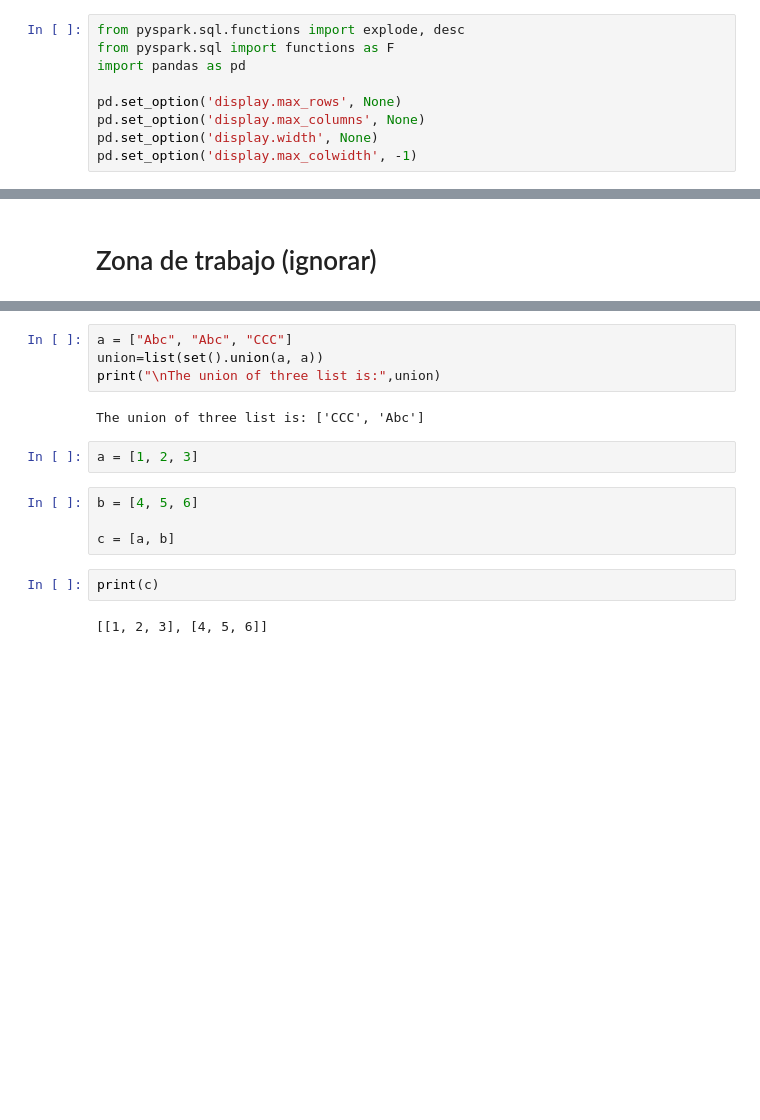
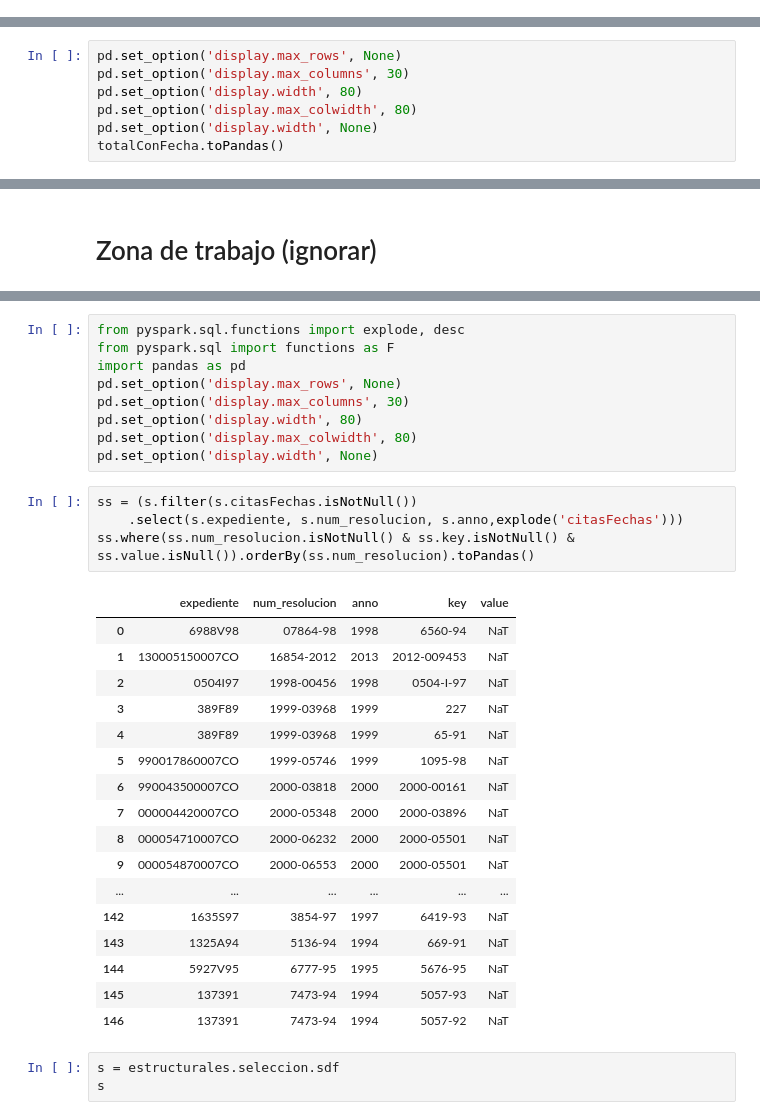
Before and after one commit to kennorsdb/nlppen, a Jupyter notebook: Notebook.ipynb, the cells around one changed output, grey strips where cells are left out. Drawn from its saved outputs; the diff is of its cells as text; blank space fills up the shorter version.

```diff
--- a/Notebook.ipynb
+++ b/Notebook.ipynb
@@ -145,9 +186,0 @@ KeyboardInterrupt:
-# %%
-from pyspark.sql.functions import explode, desc
-from pyspark.sql import functions as F
-import pandas as pd
-
-pd.set_option('display.max_rows', None)
-pd.set_option('display.max_columns', None)
-pd.set_option('display.width', None)
-pd.set_option('display.max_colwidth', -1)
@@ -269,0 +233,7 @@ Attempting non-optimization as 'spark.sql.execution.arrow.pyspark.fallback.enabl
+# %%
+pd.set_option('display.max_rows', None)
+pd.set_option('display.max_columns', 30)
+pd.set_option('display.width', 80)
+pd.set_option('display.max_colwidth', 80)
+pd.set_option('display.width', None)
+totalConFecha.toPandas()
@@ -503,16 +260,34 @@ derechosExtraidos = limpiarDerechos(derechosExtraidos)
-# %%
-a = ["Abc", "Abc", "CCC"]
-union=list(set().union(a, a))
-print("\nThe union of three list is:",union)
-# %% [output]
-The union of three list is: ['CCC', 'Abc']
-# %%
-a = [1, 2, 3]
-# %%
-b = [4, 5, 6]
-
-c = [a, b]
-# %%
-print(c)
-# %% [output]
-[[1, 2, 3], [4, 5, 6]]
+# %%
+from pyspark.sql.functions import explode, desc
+from pyspark.sql import functions as F
+import pandas as pd
+pd.set_option('display.max_rows', None)
+pd.set_option('display.max_columns', 30)
+pd.set_option('display.width', 80)
+pd.set_option('display.max_colwidth', 80)
+pd.set_option('display.width', None)
+# %%
+ss = (s.filter(s.citasFechas.isNotNull())
+    .select(s.expediente, s.num_resolucion, s.anno,explode('citasFechas')))
+ss.where(ss.num_resolucion.isNotNull() & ss.key.isNotNull() & ss.value.isNull()).orderBy(ss.num_resolucion).toPandas()
+# %% [output]
+|  | expediente | num_resolucion | anno | key | value |
+| 0 | 6988V98 | 07864-98 | 1998 | 6560-94 | NaT |
+| 1 | 130005150007CO | 16854-2012 | 2013 | 2012-009453 | NaT |
+| 2 | 0504I97 | 1998-00456 | 1998 | 0504-I-97 | NaT |
+| 3 | 389F89 | 1999-03968 | 1999 | 227 | NaT |
+| 4 | 389F89 | 1999-03968 | 1999 | 65-91 | NaT |
+| 5 | 990017860007CO | 1999-05746 | 1999 | 1095-98 | NaT |
+| 6 | 990043500007CO | 2000-03818 | 2000 | 2000-00161 | NaT |
+| 7 | 000004420007CO | 2000-05348 | 2000 | 2000-03896 | NaT |
+| 8 | 000054710007CO | 2000-06232 | 2000 | 2000-05501 | NaT |
+| 9 | 000054870007CO | 2000-06553 | 2000 | 2000-05501 | NaT |
+| ... | ... | ... | ... | ... | ... |
+| 142 | 1635S97 | 3854-97 | 1997 | 6419-93 | NaT |
+| 143 | 1325A94 | 5136-94 | 1994 | 669-91 | NaT |
+| 144 | 5927V95 | 6777-95 | 1995 | 5676-95 | NaT |
+| 145 | 137391 | 7473-94 | 1994 | 5057-93 | NaT |
+| 146 | 137391 | 7473-94 | 1994 | 5057-92 | NaT |
+# %%
+s = estructurales.seleccion.sdf
+s
```
Also changed, not shown: parts of 47 cells of this notebook, 7 other files.
